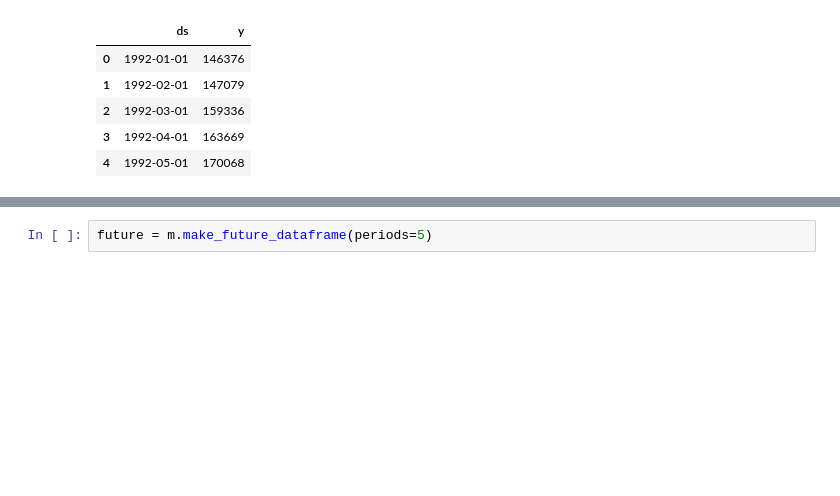
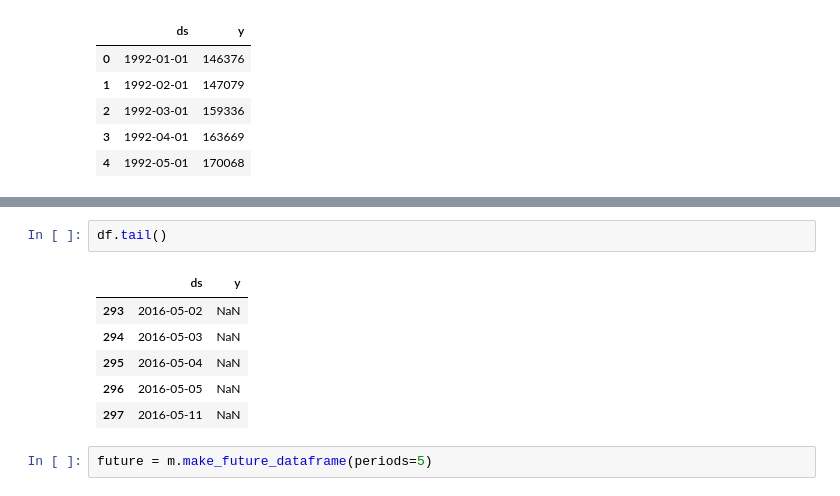
Before and after one commit to goriver/ai, a Jupyter notebook: sources/Day5/time_series/ts_fbprophet0.ipynb, the cells around one changed output, grey strips where cells are left out. Cells and saved outputs as stored; diff of their text form; blank space fills up the shorter version.

```diff
--- a/sources/Day5/time_series/ts_fbprophet0.ipynb
+++ b/sources/Day5/time_series/ts_fbprophet0.ipynb
@@ -79,6 +30,15 @@ m.fit(df)
 INFO:fbprophet:Disabling weekly seasonality. Run prophet with weekly_seasonality=True to override this.
 INFO:fbprophet:Disabling daily seasonality. Run prophet with daily_seasonality=True to override this.
 <fbprophet.forecaster.Prophet at 0x...>
+# %%
+df.tail()
+# %% [output]
+|  | ds | y |
+| 293 | 2016-05-02 | NaN |
+| 294 | 2016-05-03 | NaN |
+| 295 | 2016-05-04 | NaN |
+| 296 | 2016-05-05 | NaN |
+| 297 | 2016-05-11 | NaN |
 # %%
 future = m.make_future_dataframe(periods=5)
 # %%
```
Also changed, not shown: parts of 11 cells of this notebook, 3 other files.
